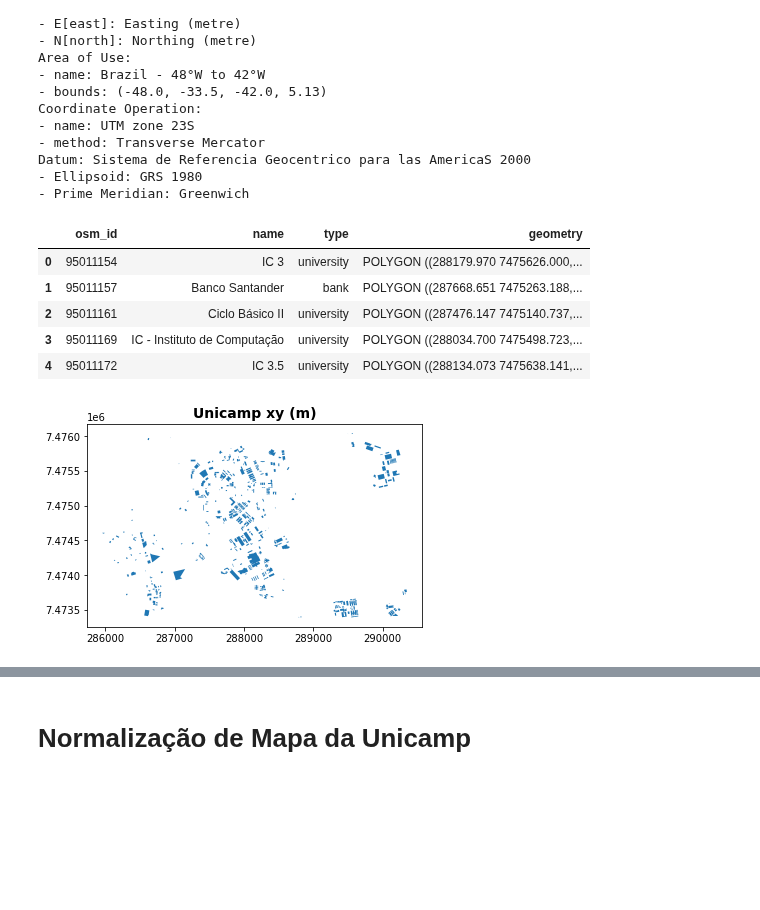
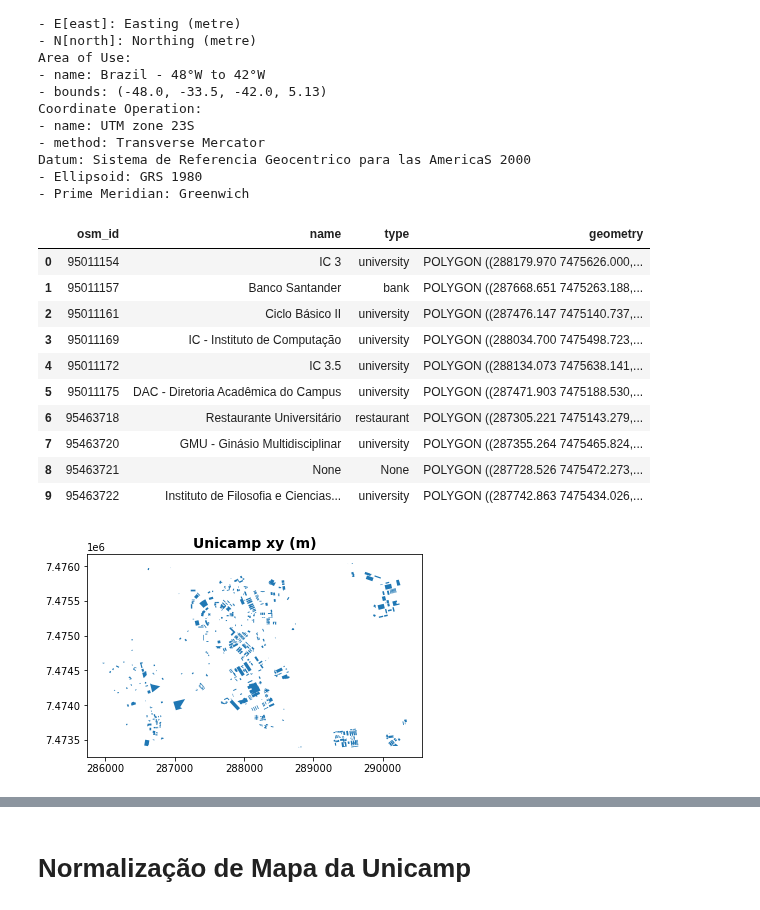
Before and after one commit to wasp-lahis/ns3-bmap, a Jupyter notebook: Unicamp-Buildings-to-NS3.ipynb, the cells around one changed output, grey strips where cells are left out. Drawn from its saved outputs; the diff is of its cells as text; code cells hidden in the pictures; blank space fills up the shorter version.

```diff
--- a/Unicamp-Buildings-to-NS3-format.ipynb
+++ b/Unicamp-Buildings-to-NS3.ipynb
@@ -98,7 +117,7 @@ Referências:
 - https://cursos.alura.com.br/forum/topico-erro-ao-reprojetar-usando-a-funcao-to_crs-77139
 # %%
 # Geodataframe dos Prédios da Unicamp
-unicamp_dff = gpd.read_file('unicamp/shape/buildings.shp')
+unicamp_df = gpd.read_file('unicamp/shape/buildings.shp')
 unicamp_df.head()
 # %% [output]
 |  | osm_id | name | type | geometry |
@@ -111,7 +130,7 @@ unicamp_df.head()
 # Conversão de WSG84 para SIRGAS 2000 / UTM one 23S : 31983
 # Zona 23 inclui Campinas
 
-unicamp_utm_df = unicamp_dff.to_crs(31983)
+unicamp_utm_df = unicamp_df.to_crs(31983)
 unicamp_utm_df.crs
 # %% [output]
 <Projected CRS: EPSG:31983>
@@ -131,15 +150,20 @@ Datum: Sistema de Referencia Geocentrico para las AmericaS 2000
 # %%
 # Plot de mapa Convertido para SIRGAS 2000 / UTM zone 23S
 ax = unicamp_utm_df.plot()
 plt.title('Unicamp xy (m)',fontweight='bold',fontsize=14)
 
 # Dataframe convertido
-unicamp_utm_df.head()
+unicamp_utm_df.head(10)
 # %% [output]
 |  | osm_id | name | type | geometry |
 | 0 | 95011154 | IC 3 | university | POLYGON ((288179.970 7475626.000,... |
 | 1 | 95011157 | Banco Santander | bank | POLYGON ((287668.651 7475263.188,... |
 | 2 | 95011161 | Ciclo Básico II | university | POLYGON ((287476.147 7475140.737,... |
 | 3 | 95011169 | IC - Instituto de Computação | university | POLYGON ((288034.700 7475498.723,... |
 | 4 | 95011172 | IC 3.5 | university | POLYGON ((288134.073 7475638.141,... |
+| 5 | 95011175 | DAC - Diretoria Acadêmica do Campus | university | POLYGON ((287471.903 7475188.530,... |
+| 6 | 95463718 | Restaurante Universitário | restaurant | POLYGON ((287305.221 7475143.279,... |
+| 7 | 95463720 | GMU - Ginásio Multidisciplinar | university | POLYGON ((287355.264 7475465.824,... |
+| 8 | 95463721 | None | None | POLYGON ((287728.526 7475472.273,... |
+| 9 | 95463722 | Instituto de Filosofia e Ciencias... | university | POLYGON ((287742.863 7475434.026,... |
 [figure]
```
Also changed, not shown: parts of 14 cells of this notebook, 2 other files.
